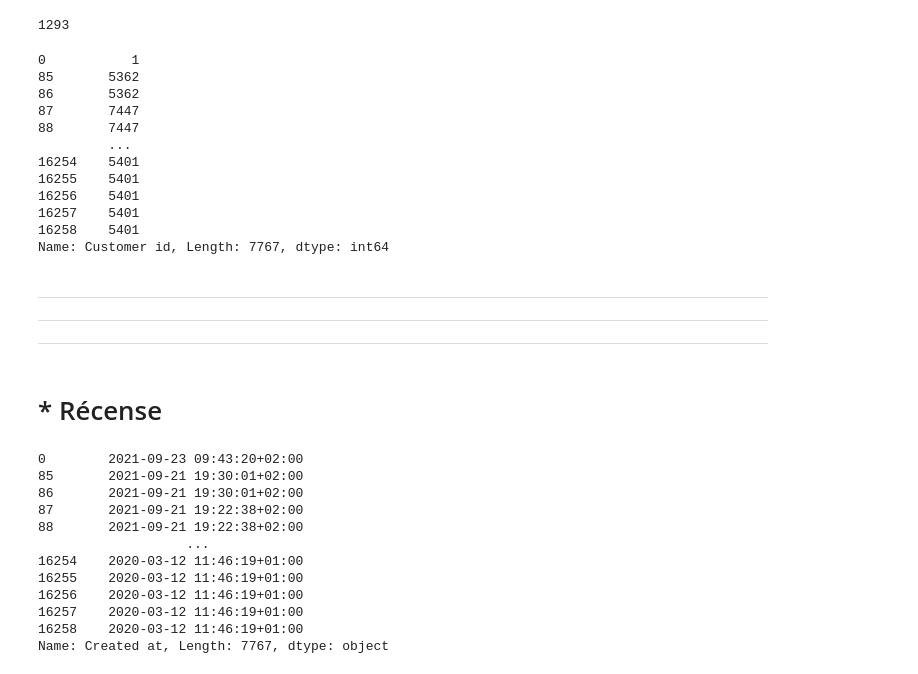
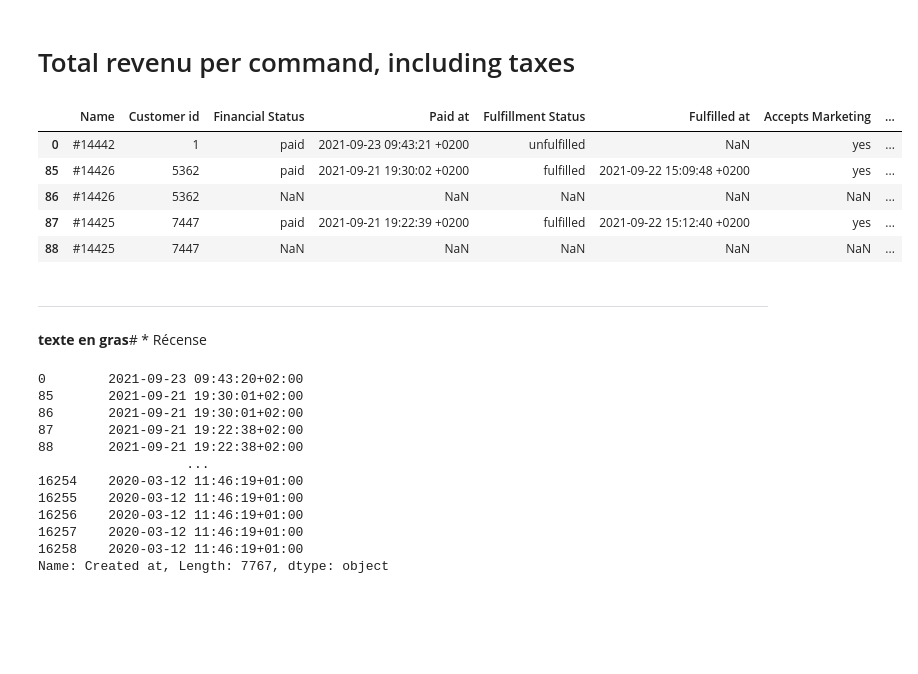
Before and after one commit to khaoula-oueslati/ConvMsa, a Jupyter notebook: test_tech.ipynb, the cells around one changed output. Saved outputs shown, nothing was run; the diff lists cells and outputs as text; code cells hidden in the pictures; blank space fills up the shorter version.

```diff
--- a/test_tech.ipynb
+++ b/test_tech.ipynb
@@ -206,3 +202,0 @@ customers_B2C['Name'] = customers_B2C['Name'].astype(str)
-# %%
-filter = customers_B2C['Name'].str.contains("^#\d{5}")
-customers_B2C = customers_B2C[filter]
@@ -224,2 +202,0 @@ Transactions timeframe from 2020-03-12 10:41:22 +0100 to 2021-09-23 09:43:20 +02
-# %%
-customers_B2C = customers_B2C[customers_B2C['Customer id'].notna()]
@@ -237,30 +203,25 @@ Transactions timeframe from 2020-03-12 11:46:19 +0100 to 2021-09-23 09:43:20 +02
-# %%
-customers_B2C["Customer id"].nunique()
-# %% [output]
-1293
-# %%
-customers_B2C['Customer id'] = customers_B2C['Customer id'].astype(int)
-# %%
-customers_B2C['Customer id']
-# %% [output]
-0           1
-85       5362
-86       5362
-87       7447
-88       7447
-         ...
-16254    5401
-16255    5401
-16256    5401
-16257    5401
-16258    5401
-Name: Customer id, Length: 7767, dtype: int64
+# %% [markdown]
+# Total revenu per command, including taxes
+# %%
+customers_B2C["Total"] = customers_B2C["Total"].astype(float)
+customers_B2C["Taxes"] = customers_B2C["Taxes"].astype(float)
+# %%
+customers_B2C["Total Revenu"]  = customers_B2C["Total"] + customers_B2C["Taxes"]
+customers_B2C.head()
+# %% [output]
+|  | Name | Customer id | Financial Status | Paid at | Fulfillment Status | Fulfilled at | Accepts Marketing | ... |
+| 0 | #14442 | 1 | paid | 2021-09-23 09:43:21 +0200 | unfulfilled | NaN | yes | ... |
+| 85 | #14426 | 5362 | paid | 2021-09-21 19:30:02 +0200 | fulfilled | 2021-09-22 15:09:48 +0200 | yes | ... |
+| 86 | #14426 | 5362 | NaN | NaN | NaN | NaN | NaN | ... |
+| 87 | #14425 | 7447 | paid | 2021-09-21 19:22:39 +0200 | fulfilled | 2021-09-22 15:12:40 +0200 | yes | ... |
+| 88 | #14425 | 7447 | NaN | NaN | NaN | NaN | NaN | ... |
 # %% [markdown]
-****************
-***************
-****************
+
+
+
+---
 # %% [markdown]
-# * Récense
+**texte en gras**# * Récense
 # %%
 from datetime import timedelta
 # %%
```
Also changed, not shown: parts of 45 cells of this notebook.
